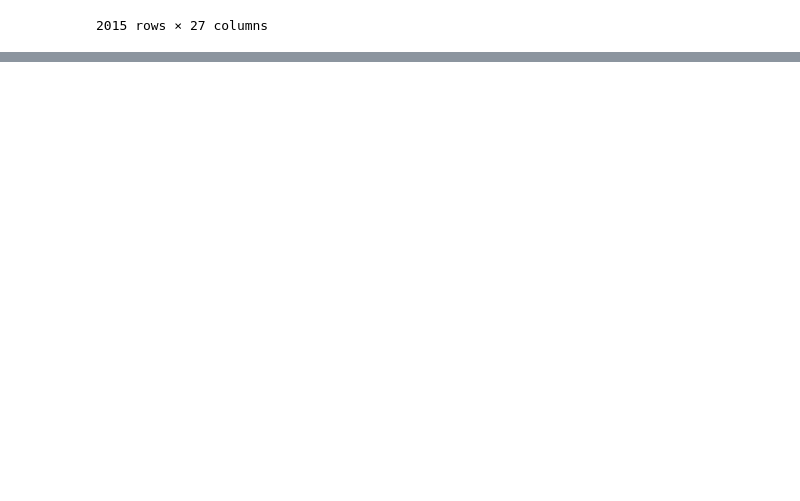
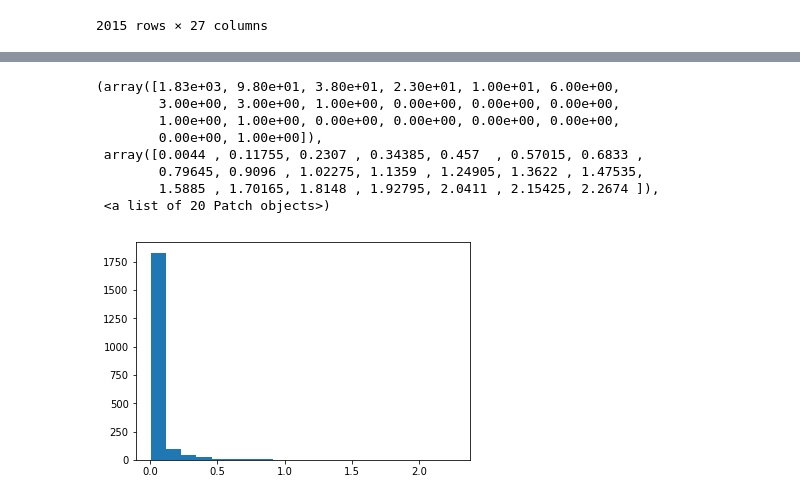
Before and after one commit to MIAISEMAN/mod_3_project, a Jupyter notebook: overdose_classification_by_county.ipynb, the cells around one changed output, grey strips where cells are left out. Saved outputs shown, nothing was run; the diff lists cells and outputs as text; code cells hidden in the pictures; blank space fills up the shorter version.

```diff
--- a/overdose_classification_by_county.ipynb
+++ b/overdose_classification_by_county.ipynb
@@ -355,0 +416,12 @@ counties_data
+# %%
+plt.hist(counties_data['% of Total Deaths'], bins=20)
+# %% [output]
+(array([1.83e+03, 9.80e+01, 3.80e+01, 2.30e+01, 1.00e+01, 6.00e+00,
+        3.00e+00, 3.00e+00, 1.00e+00, 0.00e+00, 0.00e+00, 0.00e+00,
+        1.00e+00, 1.00e+00, 0.00e+00, 0.00e+00, 0.00e+00, 0.00e+00,
+        0.00e+00, 1.00e+00]),
+ array([0.0044 , 0.11755, 0.2307 , 0.34385, 0.457  , 0.57015, 0.6833 ,
+        0.79645, 0.9096 , 1.02275, 1.1359 , 1.24905, 1.3622 , 1.47535,
+        1.5885 , 1.70165, 1.8148 , 1.92795, 2.0411 , 2.15425, 2.2674 ]),
+ <a list of 20 Patch objects>)
+[figure, added]
```
Also changed, not shown: parts of 15 cells of this notebook.
